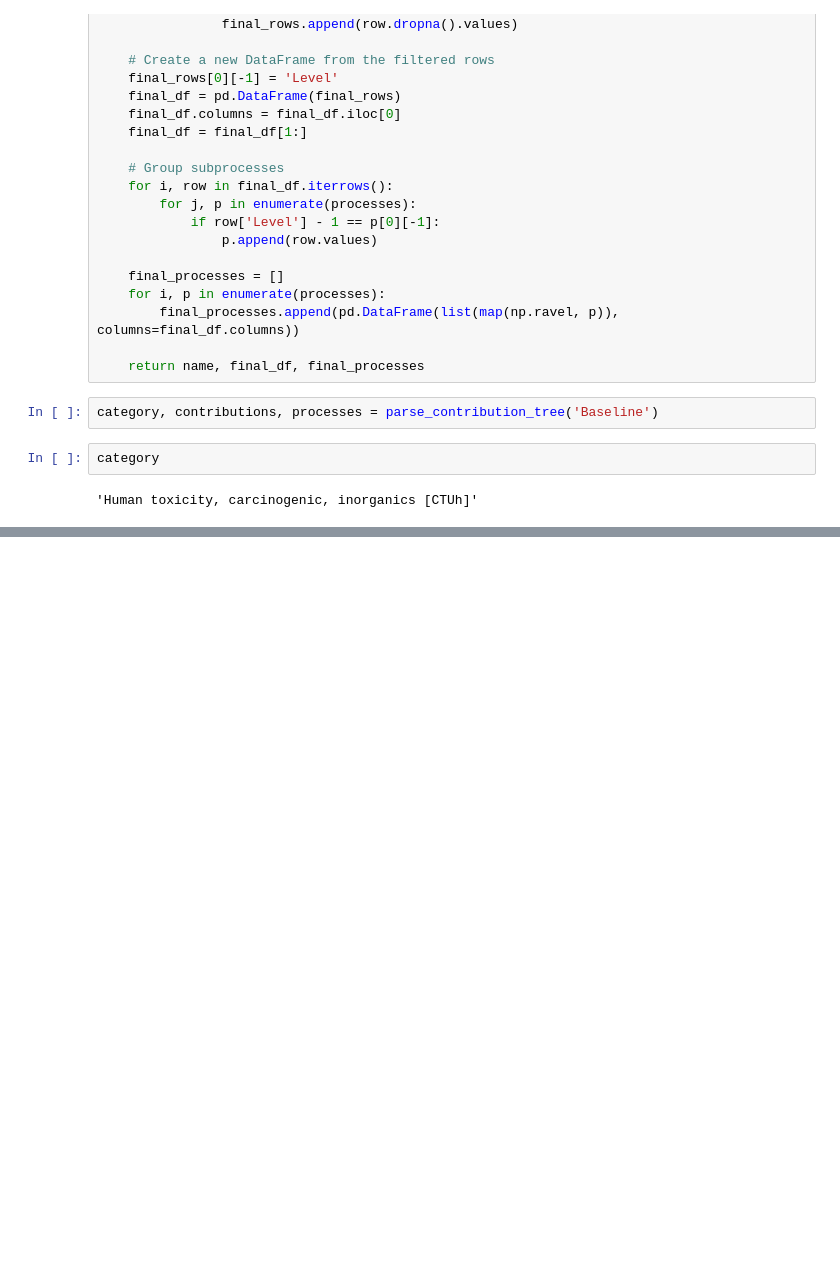
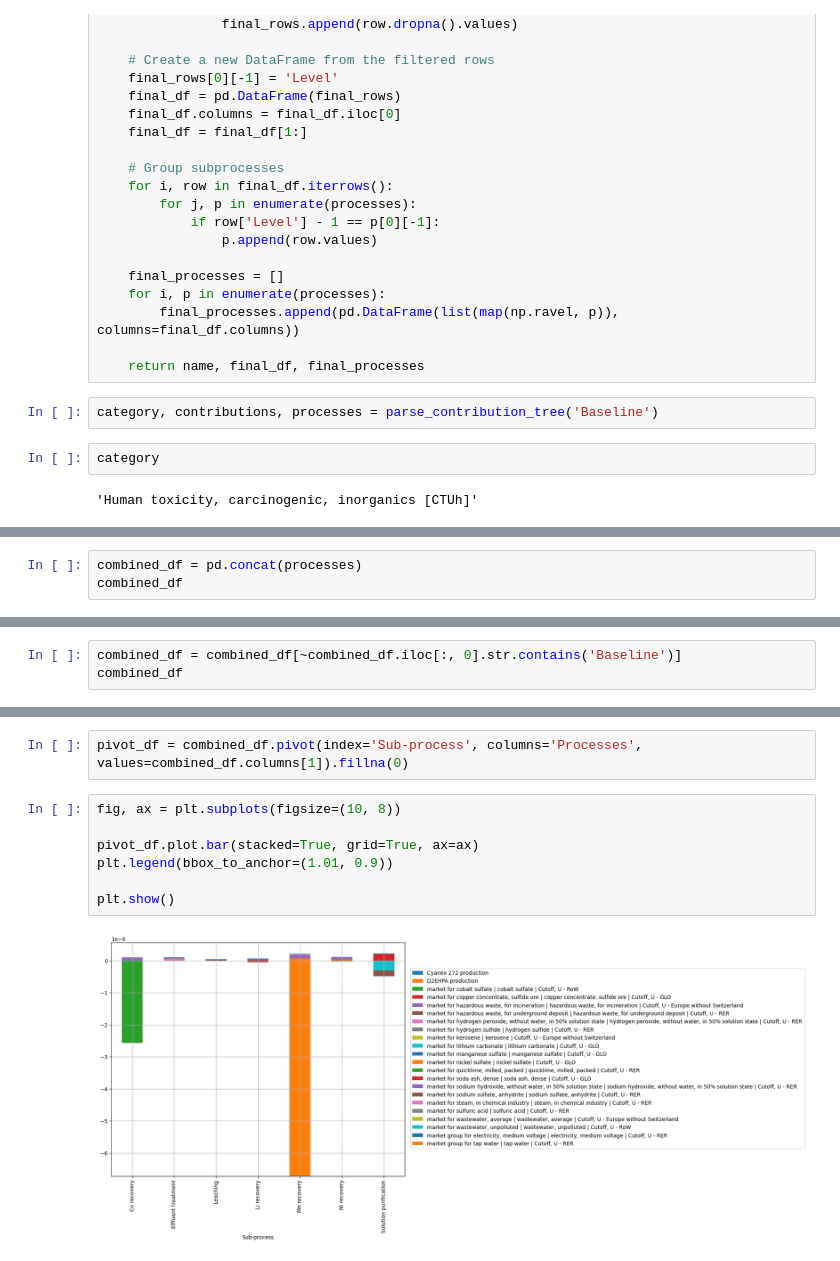
Before and after one commit to laphei/openlca-contributor, a Jupyter notebook: contributor.ipynb, the cells around one changed output, grey strips where cells are left out. Cells and saved outputs as stored; diff of their text form; blank space fills up the shorter version.

Commit message:
plotting updates

```diff
--- a/contributor.ipynb
+++ b/contributor.ipynb
@@ -82,0 +85,3 @@ processes[0]
+# %%
+combined_df = pd.concat(processes)
+combined_df
@@ -82,0 +102,3 @@ processes[0]
+# %%
+combined_df = combined_df[~combined_df.iloc[:, 0].str.contains('Baseline')]
+combined_df
@@ -82,0 +147,11 @@ processes[0]
+# %%
+pivot_df = combined_df.pivot(index='Sub-process', columns='Processes', values=combined_df.columns[1]).fillna(0)
+# %%
+fig, ax = plt.subplots(figsize=(10, 8))
+
+pivot_df.plot.bar(stacked=True, grid=True, ax=ax)
+plt.legend(bbox_to_anchor=(1.01, 0.9))
+
+plt.show()
+# %% [output]
+[figure, added]
```
Also changed, not shown: parts of 6 cells of this notebook.
